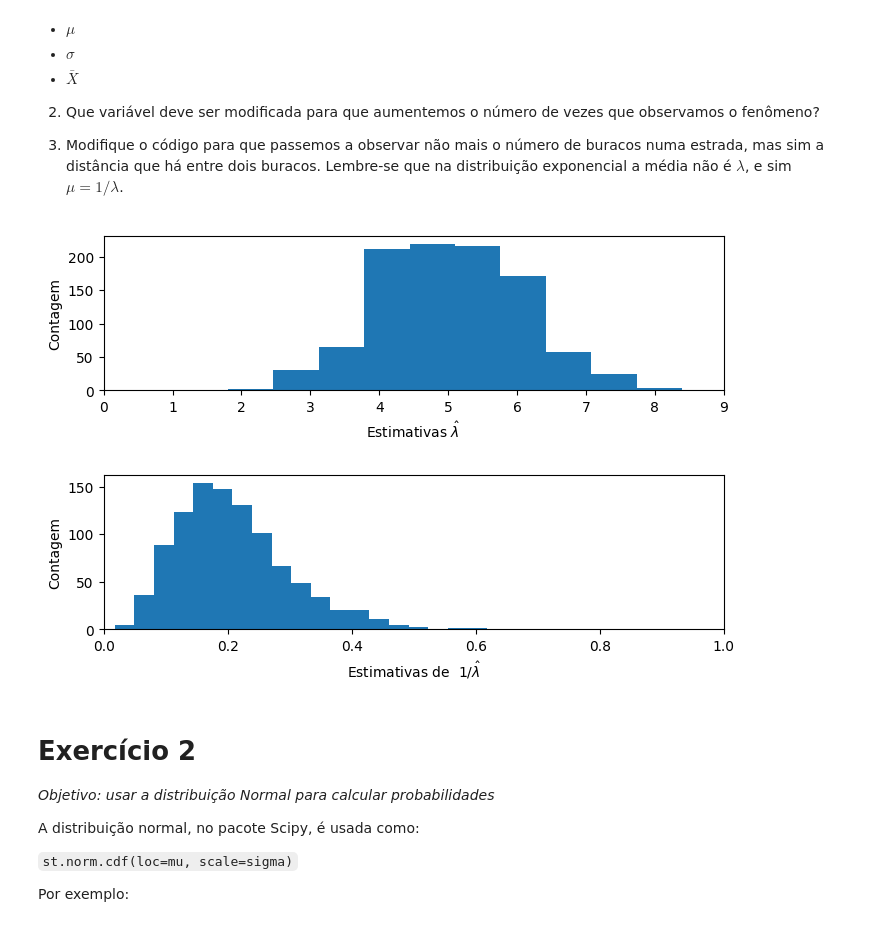
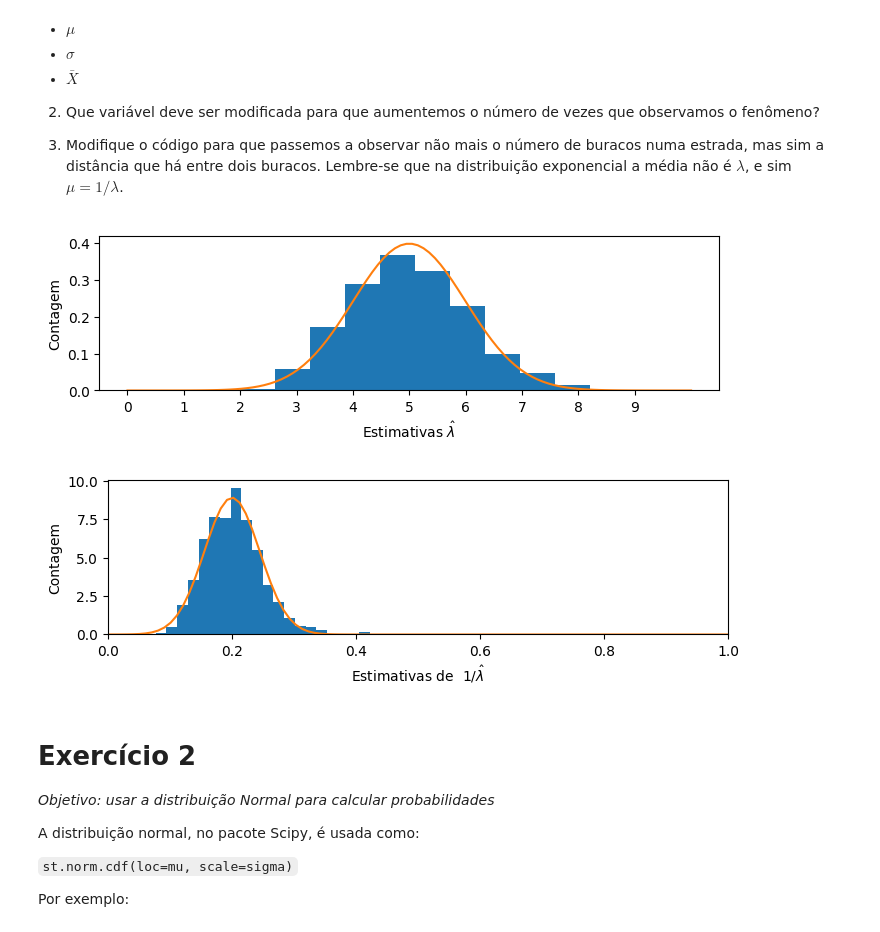
Before and after one commit to tiagoft/CDadosBCC, a Jupyter notebook: 16-normal.ipynb, the cells around one changed output. Saved outputs shown, nothing was run; the diff lists cells and outputs as text; code cells hidden in the pictures.

```diff
--- a/16-normal.ipynb
+++ b/16-normal.ipynb
@@ -79,26 +84,28 @@ Pela nossa discussão anterior, sabemos que:
 
 3. Modifique o código para que passemos a observar não mais o número de buracos numa estrada, mas sim a distância que há entre dois buracos. Lembre-se que na distribuição exponencial a média não é $\lambda$, e sim $\mu=1/\lambda$.
 # %%
-import scipy.stats as stats
+import scipy.stats as st
 import matplotlib.pyplot as plt
+import numpy as np
 
 lambda_real = 5
 numero_de_trechos = 5
 n_estimativas = 1000
 estimativas = []
 for _ in range(n_estimativas):
-    contagens = stats.poisson.rvs(lambda_real, size=numero_de_trechos) # Observei varios trechos da estrada
+    contagens = st.poisson.rvs(lambda_real, size=numero_de_trechos) # Observei varios trechos da estrada
     estimativa_media = contagens.mean() # Esse é o X-barra!
     estimativas.append(estimativa_media)
 
 plt.figure(figsize=(8,2))
-plt.hist(estimativas, bins=10)
+plt.hist(estimativas, bins=10, density=True)
+plt.plot(np.linspace(0,10,100), st.norm.pdf(np.linspace(0,10,100), loc=lambda_real, scale=(lambda_real/numero_de_trechos)**0.5))
 plt.xlabel('Estimativas $\hat{\lambda}$')
 plt.xticks(range(10))
 plt.ylabel('Contagem')
 plt.show()
 # %% [output]
-[figure, old version]
+[figure, new version]
 # %%
 # Soluções:
 # 1
@@ -111,26 +118,28 @@ plt.show()
 # Devemos aumentar o numero_de_trechos
 
 # 3
-import scipy.stats as stats
+import scipy.stats as st
 import matplotlib.pyplot as plt
 
 lambda_real = 5
-numero_de_trechos = 5
+numero_de_trechos = 20
 n_estimativas = 1000
 estimativas = []
 for _ in range(n_estimativas):
-    contagens = stats.expon.rvs(scale=1/lambda_real, size=numero_de_trechos) # Observei varios trechos da estrada
+    contagens = st.expon.rvs(scale=1/lambda_real, size=numero_de_trechos) # Observei varios trechos da estrada
     estimativa_media = contagens.mean()
     estimativas.append(estimativa_media)
 
 plt.figure(figsize=(8,2))
-plt.hist(estimativas, bins=20)
+#plt.hist(estimativas, bins=20)
+plt.hist(estimativas, bins=20, density=True)
+plt.plot(np.linspace(0,1,100), st.norm.pdf(np.linspace(0,1,100), loc=st.expon.mean(scale=1/lambda_real), scale=(st.expon.var(scale=1/lambda_real)/numero_de_trechos)**0.5))
 plt.xlabel('Estimativas de  $1/\hat{\lambda}$')
 plt.xlim([0,1])
 plt.ylabel('Contagem')
 plt.show()
 # %% [output]
-[figure, old version]
+[figure, new version]
 # %% [markdown]
 # Exercício 2
 *Objetivo: usar a distribuição Normal para calcular probabilidades*
```
Also changed, not shown: parts of 6 cells of this notebook.
